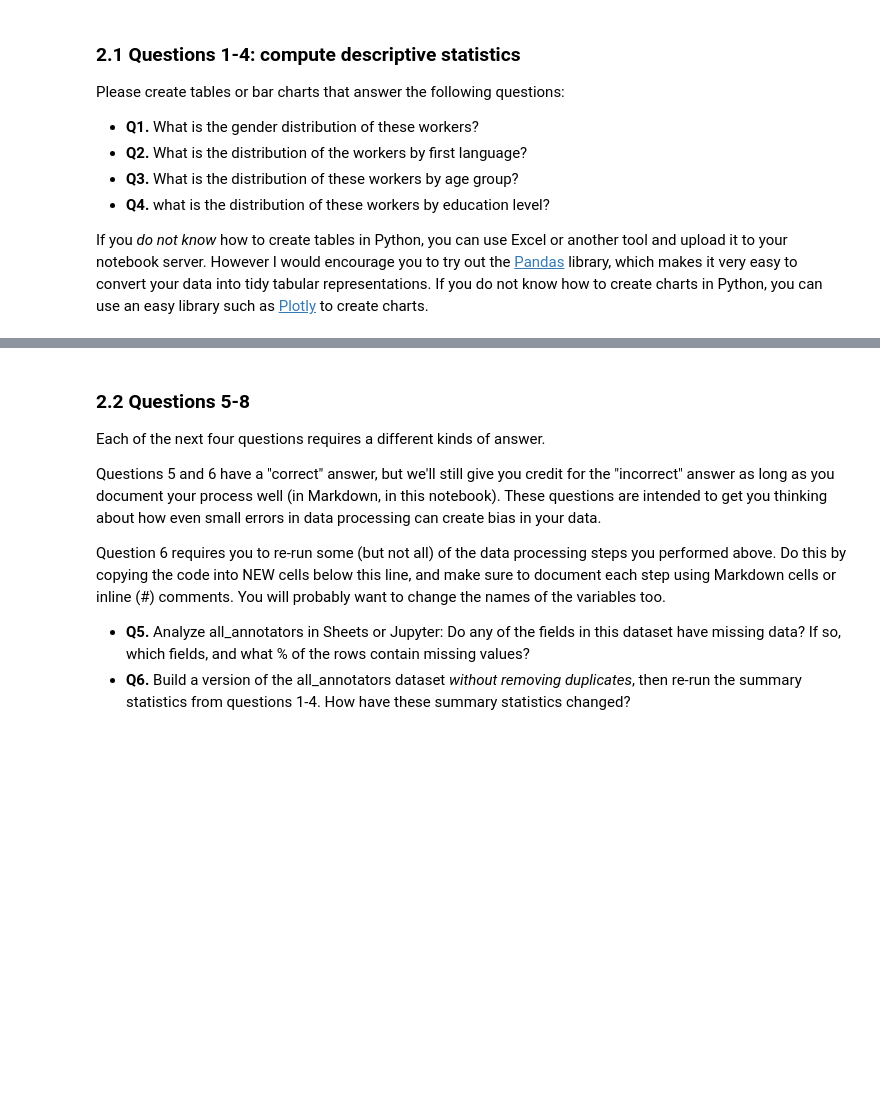
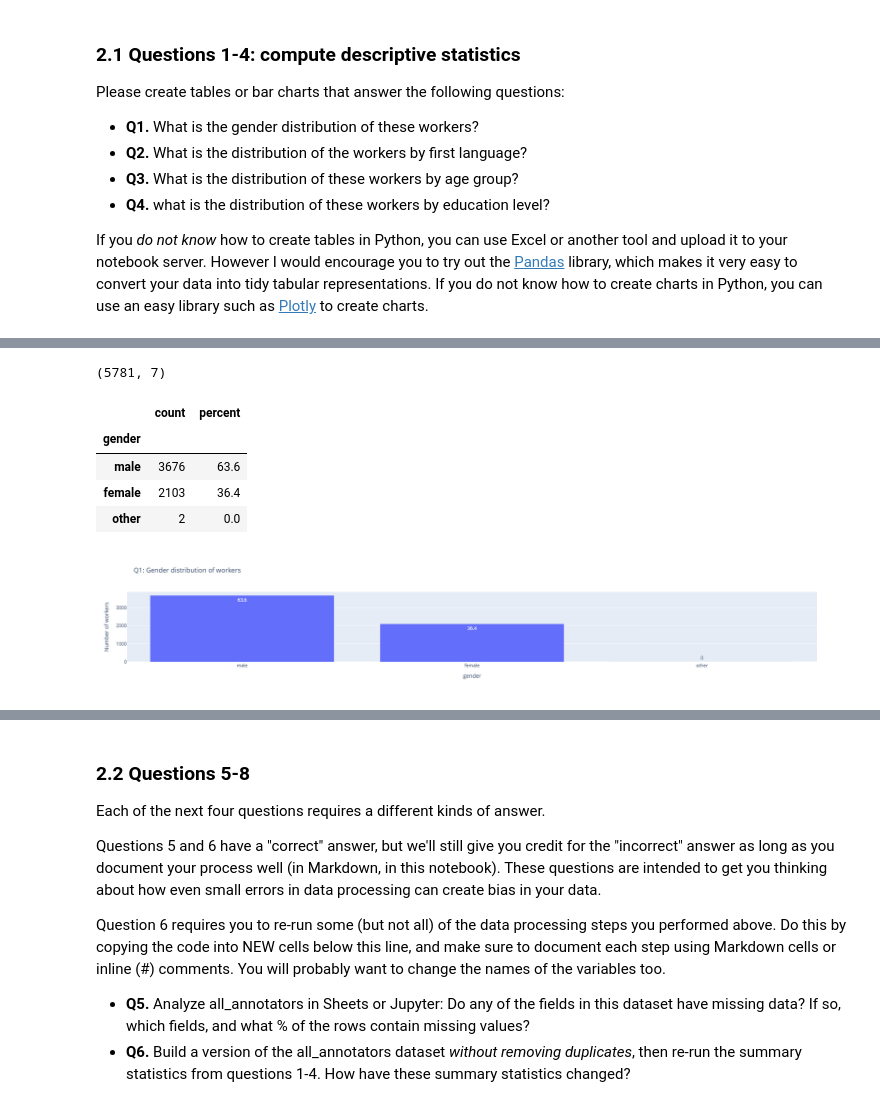
Before and after one commit to sarahjay5/hcde-410, a Jupyter notebook: A2/hcde410-a2.ipynb, the cells around one changed output, grey strips where cells are left out. Cells and saved outputs as stored; diff of their text form; code cells hidden in the pictures; blank space fills up the shorter version.

```diff
--- a/A2/hcde410-a2.ipynb
+++ b/A2/hcde410-a2.ipynb
@@ -421,2 +426,26 @@ Use both Markdown and code-formatted cells.
 # %%
 #[Here's a starter code cell for Q1-Q4]
+
+import pandas as pd
+import plotly.express as px
+
+df = pd.DataFrame(all_annotators)
+print(df.shape)
+# %% [output]
+(5781, 7)
+# %%
+# Q1: gender
+q1 = pd.DataFrame({
+    'count': df['gender'].value_counts(dropna=False),
+    'percent': (df['gender'].value_counts(normalize=True, dropna=False) * 100).round(1)
+})
+display(q1)
+px.bar(q1, x=q1.index, y='count', text='percent', title='Q1: Gender distribution of workers',
+       labels={'x': 'Gender', 'count': 'Number of workers'}).show()
+# %% [output]
+|  | count | percent |
+| gender |  |  |
+| male | 3676 | 63.6 |
+| female | 2103 | 36.4 |
+| other | 2 | 0.0 |
+[figure, added]
```
Also changed, not shown: parts of 19 cells of this notebook.
